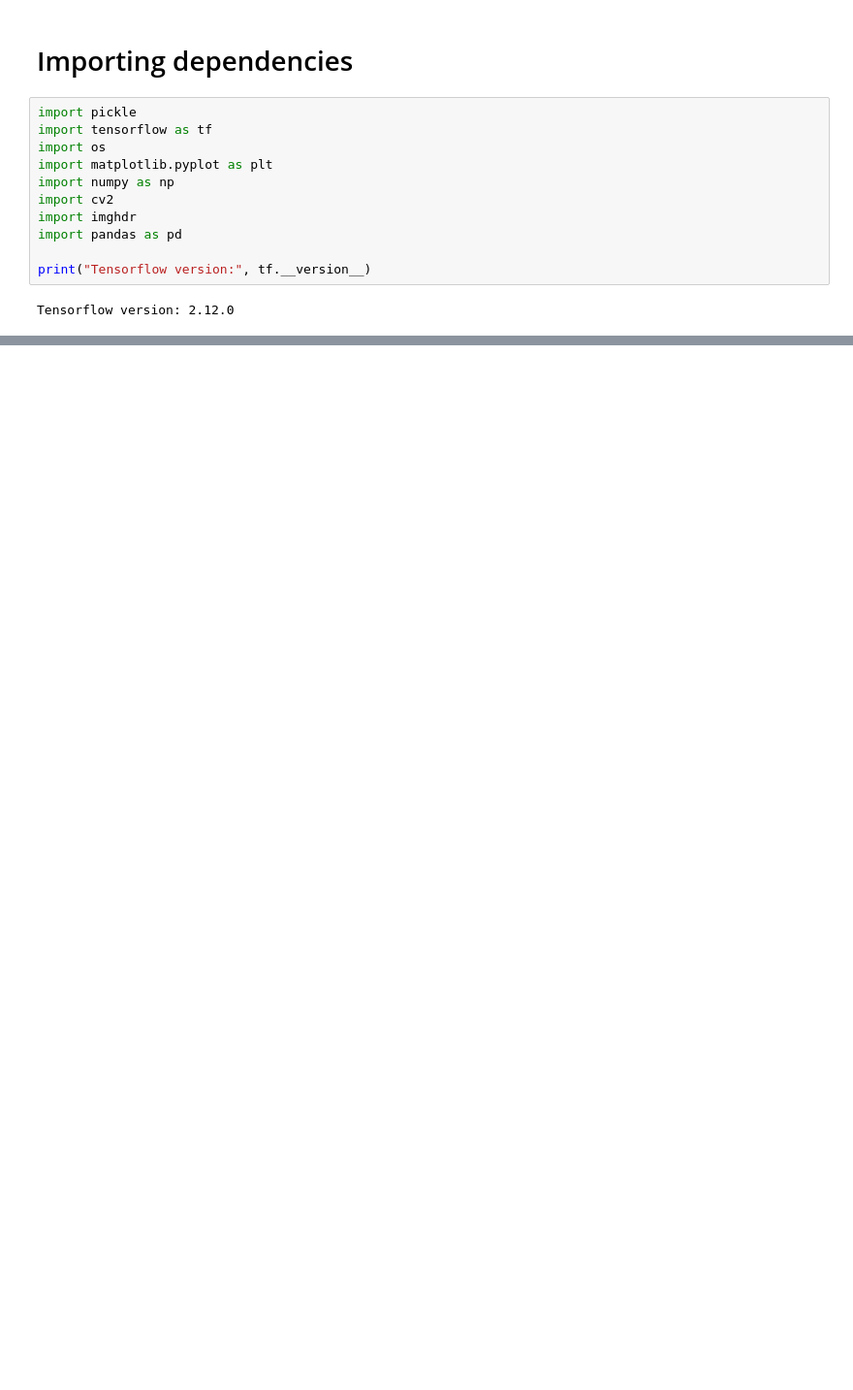
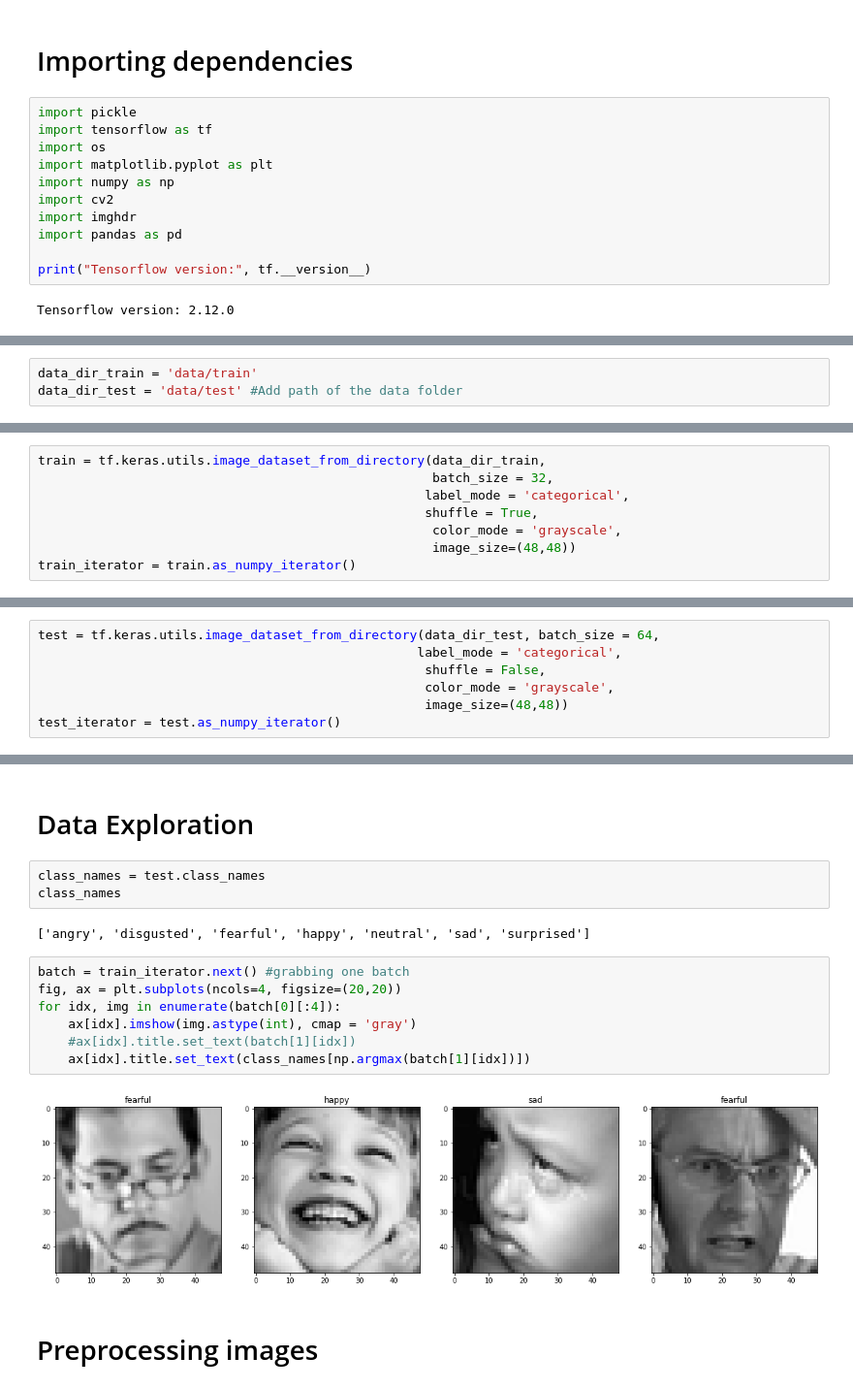
Before and after one commit to rasika-lokhande/facial-emotion-recognizer, a Jupyter notebook: FER Data Setup.ipynb, the cells around one changed output, grey strips where cells are left out. Shown at 97% size. Drawn from its saved outputs; the diff is of its cells as text; blank space fills up the shorter version.

```diff
--- a/FER Data Setup.ipynb
+++ b/FER Data Setup.ipynb
@@ -38,0 +18,3 @@ def load(filename):
+# %%
+data_dir_train = 'data/train'
+data_dir_test = 'data/test' #Add path of the data folder
@@ -38,0 +25,8 @@ def load(filename):
+# %%
+train = tf.keras.utils.image_dataset_from_directory(data_dir_train,
+                                                    batch_size = 32,
+                                                   label_mode = 'categorical',
+                                                   shuffle = True,
+                                                    color_mode = 'grayscale',
+                                                    image_size=(48,48))
+train_iterator = train.as_numpy_iterator()
@@ -38,0 +35,7 @@ def load(filename):
+# %%
+test = tf.keras.utils.image_dataset_from_directory(data_dir_test, batch_size = 64,
+                                                  label_mode = 'categorical',
+                                                   shuffle = False,
+                                                   color_mode = 'grayscale',
+                                                   image_size=(48,48))
+test_iterator = test.as_numpy_iterator()
@@ -38,0 +55,18 @@ def load(filename):
+# %% [markdown]
+# Data Exploration
+# %%
+class_names = test.class_names
+class_names
+# %% [output]
+['angry', 'disgusted', 'fearful', 'happy', 'neutral', 'sad', 'surprised']
+# %%
+batch = train_iterator.next() #grabbing one batch
+fig, ax = plt.subplots(ncols=4, figsize=(20,20))
+for idx, img in enumerate(batch[0][:4]):
+    ax[idx].imshow(img.astype(int), cmap = 'gray')
+    #ax[idx].title.set_text(batch[1][idx])
+    ax[idx].title.set_text(class_names[np.argmax(batch[1][idx])])
+# %% [output]
+[figure, added]
+# %% [markdown]
+# Preprocessing images
```
Also changed, not shown: parts of 12 cells of this notebook, 6 other files.
